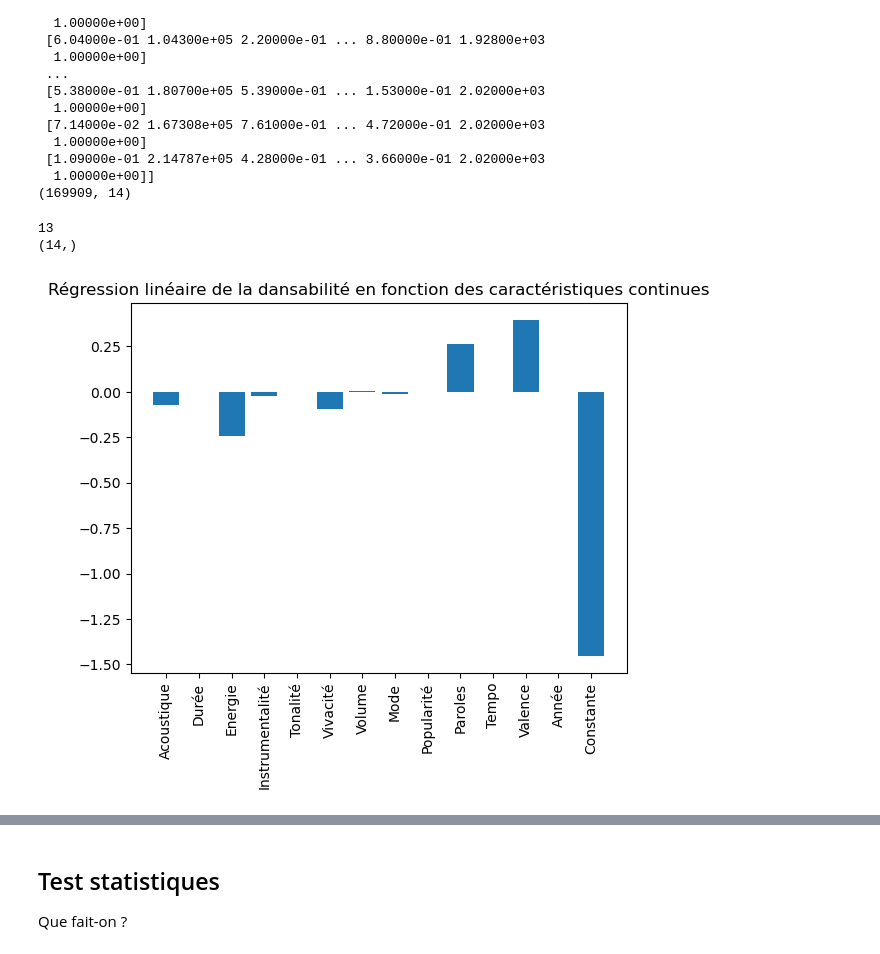
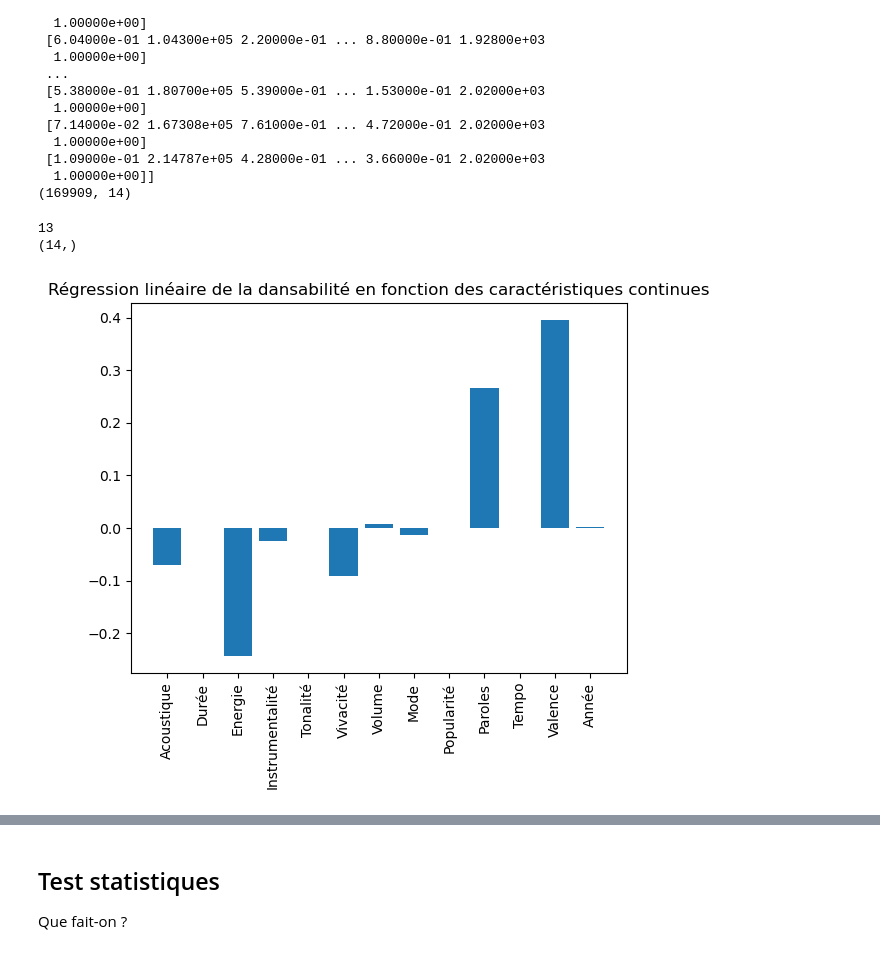
Before and after one commit to AlixANNERAUD/Music_danceability_prediction, a Jupyter notebook: Projet.ipynb, the cells around one changed output, grey strips where cells are left out. Drawn from its saved outputs; the diff is of its cells as text; code cells hidden in the pictures.

```diff
--- a/Projet.ipynb
+++ b/Projet.ipynb
@@ -82,7 +82,19 @@ Dans notre analyse nous ignorons totalement les variables suivantes
 - `release_date` : car elle est redondante avec l'année de sortie (`year`) de la musique.
 - `id` : cela n'a pas d'intérêt pour l'analyse.
 # %%
-Quantitatives_Variables = [Data[acousticness], Data[duration_ms], Data[energy], Data[instrumentalness], Data[key], Data[liveness], Data[loudness], Data[mode], Data[popularity], Data[speechiness], Data[tempo], Data[valence], Data[year]]
+Quantitatives_Variables = [ Data[acousticness],
+                            Data[duration_ms],
+                            Data[energy],
+                            Data[instrumentalness],
+                            Data[key],
+                            Data[liveness],
+                            Data[loudness],
+                            Data[mode],
+                            Data[popularity],
+                            Data[speechiness],
+                            Data[tempo],
+                            Data[valence],
+                            Data[year]]
 
 Quantitatives_Variables = np.array(Quantitatives_Variables).T
 
@@ -250,16 +273,14 @@ print(Linear_Regressions.shape)
 # %%
 Alpha = np.linalg.solve(Linear_Regressions.T @ Linear_Regressions, Linear_Regressions.T @ Danceability)
 print(p)
 print(Alpha.shape)
 
-plt.bar(np.arange(p + 1), Alpha)
-
-
+plt.bar(np.arange(p), Alpha[:-1])
 plt.title("Régression linéaire de la dansabilité en fonction des caractéristiques continues")
-plt.xticks(np.arange(p + 1), ["Acoustique", "Durée", "Energie", "Instrumentalité", "Tonalité", "Vivacité", "Volume", "Mode", "Popularité", "Paroles", "Tempo", "Valence", "Année", "Constante"], rotation='vertical')
+plt.xticks(np.arange(p), ["Acoustique", "Durée", "Energie", "Instrumentalité", "Tonalité", "Vivacité", "Volume", "Mode", "Popularité", "Paroles", "Tempo", "Valence", "Année"], rotation='vertical')
 plt.savefig("./Images/Régression linéaire de la dansabilité en fonction des caractéristiques continues.svg")
 plt.show()
 # %% [output]
 13
 (14,)
-[figure, old version]
+[figure, new version]
```
Also changed, not shown: parts of 7 cells of this notebook, 7 other files.
